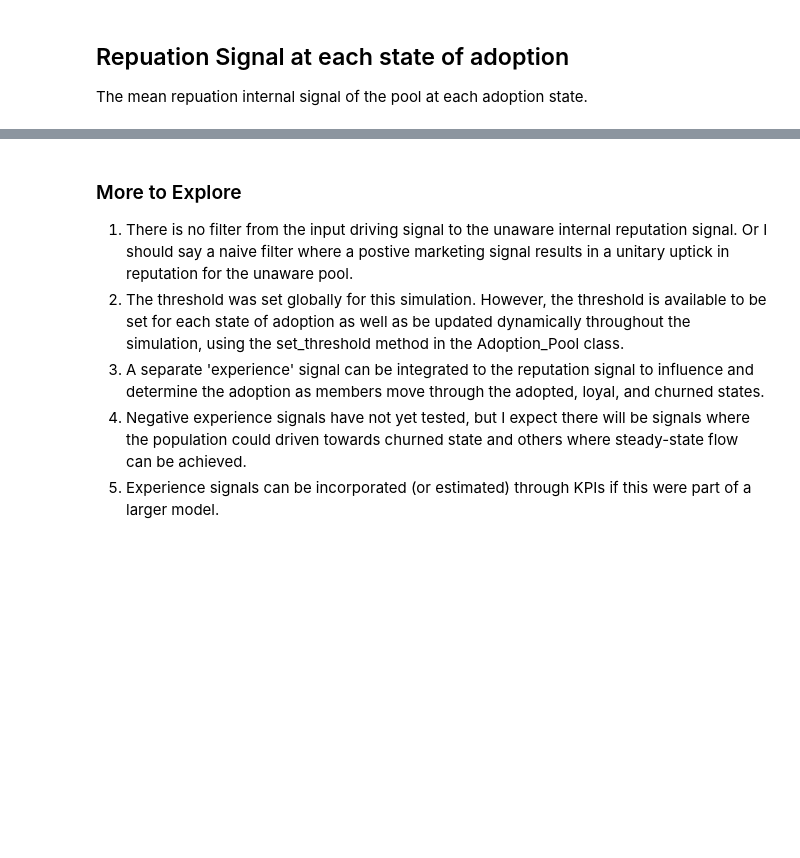
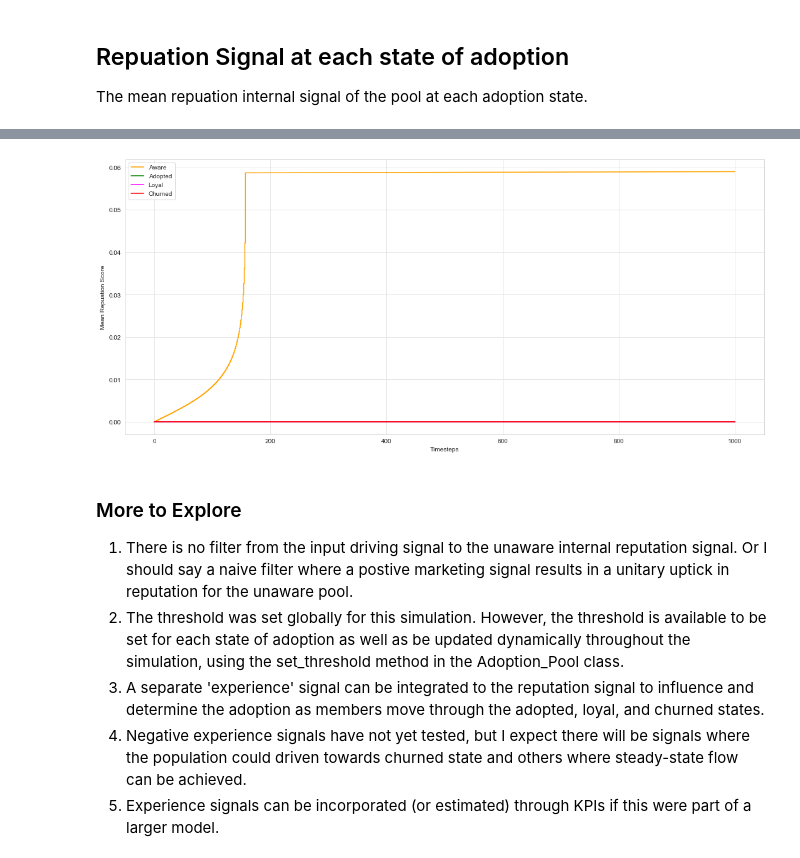
Before and after one commit to matttyb80/adoption_funnel, a Jupyter notebook: adoption_funnel_cadcad415.ipynb, the cells around one changed output, grey strips where cells are left out. Saved outputs shown, nothing was run; the diff lists cells and outputs as text; code cells hidden in the pictures; blank space fills up the shorter version.

```diff
--- a/adoption_funnel_cadcad415.ipynb
+++ b/adoption_funnel_cadcad415.ipynb
@@ -228,51 +338,54 @@ The mean repuation internal signal of the pool at each adoption state.
 # %%
-experiments = experiments.sort_values(by =['SOURCE_POOL']).reset_index(drop=True)
+# experiments = experiments.sort_values(by =['SOURCE_POOL']).reset_index(drop=True)
+df = experiments.copy()
 
 cols = 1
 rows = 1
 cc_idx = 0
 
-while cc_idx<len(experiments):
-    cc = experiments.iloc[cc_idx]['SOURCE_POOL']
-    cc_label = experiments.iloc[cc_idx]['SOURCE_POOL']
-#     secondary_label = experiments.iloc[cc_idx]['route_allocation']
-    sub_experiments = experiments[experiments['SOURCE_POOL']==cc]
-    cc_idx += len(sub_experiments)
-    fig, axs = plt.subplots(ncols=cols, nrows=rows, figsize=(15*cols,7*rows))
-    sub_experiments.reset_index(drop=False)
-    for i, experiment in sub_experiments.iterrows():
-        df = experiment['dataset'].copy()
+# while cc_idx<len(experiments):
+#     cc = experiments.iloc[cc_idx]['SOURCE_POOL']
+#     cc_label = experiments.iloc[cc_idx]['SOURCE_POOL']
+# #     secondary_label = experiments.iloc[cc_idx]['route_allocation']
+#     sub_experiments = experiments[experiments['SOURCE_POOL']==cc]
+#     cc_idx += len(sub_experiments)
+fig, axs = plt.subplots(ncols=cols, nrows=rows, figsize=(15*cols,7*rows))
+#     sub_experiments.reset_index(drop=False)
+#     for i, experiment in sub_experiments.iterrows():
+#         df = experiment['dataset'].copy()
 
-        df['unaware'] = df.pool.apply(lambda x: np.array(x.state['unaware']['reputation']))
-        df['aware'] = df.pool.apply(lambda x: np.array(x.state['aware']['reputation']))
-        df['adopted'] = df.pool.apply(lambda x: np.array(x.state['adopted']['reputation']))
-        df['loyal'] = df.pool.apply(lambda x: np.array(x.state['loyal']['reputation']))
-        df['churned'] = df.pool.apply(lambda x: np.array(x.state['churned']['reputation']))
+df['unaware'] = df.pool.apply(lambda x: np.array(x.state['unaware']['reputation']))
+df['aware'] = df.pool.apply(lambda x: np.array(x.state['aware']['reputation']))
+df['adopted'] = df.pool.apply(lambda x: np.array(x.state['adopted']['reputation']))
+df['loyal'] = df.pool.apply(lambda x: np.array(x.state['loyal']['reputation']))
+df['churned'] = df.pool.apply(lambda x: np.array(x.state['churned']['reputation']))
 
 
 #         df = df.groupby('timestep').agg({'churned': ['min', 'mean', 'max']}).reset_index()
 
-        plot_label = experiment['SOURCE_POOL']
-        ax = axs
-        title = 'Reputation by Pool' + '\n' + 'Scenario: ' + str(cc_label)  + ' SOURCE_POOL'
-        ax.set_title(title)
-        ax.set_ylabel('Mean Repuation Score')
-        colors = ['b','orange', 'g', 'magenta', 'r']
+# plot_label = experiment['SOURCE_POOL']
+ax = axs
+# title = 'Reputation by Pool' + '\n' + 'Scenario: ' + str(cc_label)  + ' SOURCE_POOL'
+# ax.set_title(title)
+ax.set_ylabel('Mean Repuation Score')
+colors = ['b','orange', 'g', 'magenta', 'r']
 
-        ax.plot(df.timestep, df['unaware'],color = colors[0], label='Unaware')
-        ax.plot(df.timestep, df['aware'],color = colors[1], label='Aware')
-        ax.plot(df.timestep, df['adopted'],color = colors[2], label='Adopted')
-        ax.plot(df.timestep, df['loyal'],color = colors[3], label='Loyal')
-        ax.plot(df.timestep, df['churned'],color = colors[4], label='Churned')
+#         ax.plot(df.timestep, df['unaware'],color = colors[0], label='Unaware')
+ax.plot(df.timestep, df['aware'],color = colors[1], label='Aware')
+ax.plot(df.timestep, df['adopted'],color = colors[2], label='Adopted')
+ax.plot(df.timestep, df['loyal'],color = colors[3], label='Loyal')
+ax.plot(df.timestep, df['churned'],color = colors[4], label='Churned')
 
-        ax.legend()
+ax.legend()
 
-        ax.set_xlabel('Timesteps')
-        ax.grid(color='0.9', linestyle='-', linewidth=1)
+ax.set_xlabel('Timesteps')
+ax.grid(color='0.9', linestyle='-', linewidth=1)
 
-        plt.tight_layout()
+plt.tight_layout()
 
 fig.tight_layout(rect=[0, 0, 1, .97])
 fig.patch.set_alpha(1)
 display(fig)
 plt.close()
+# %% [output]
+[figure, added]
```
Also changed, not shown: parts of 14 cells of this notebook, 1 other file.
